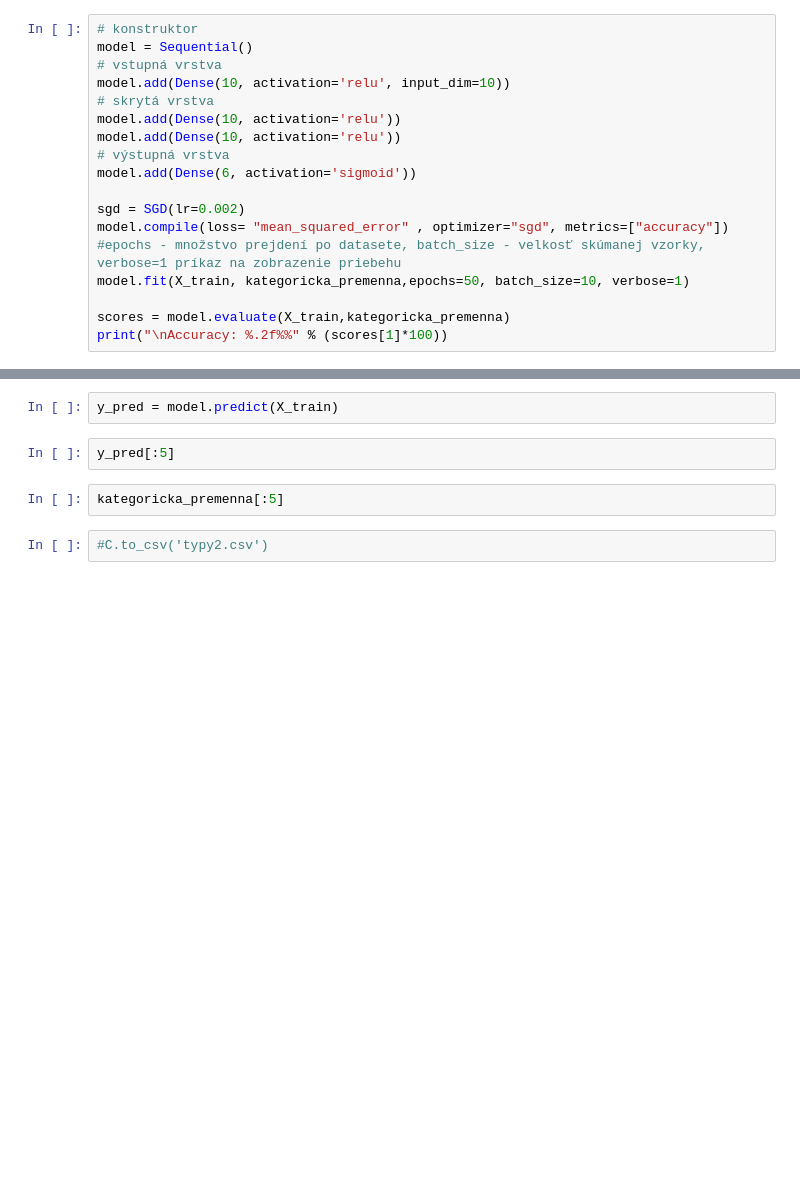
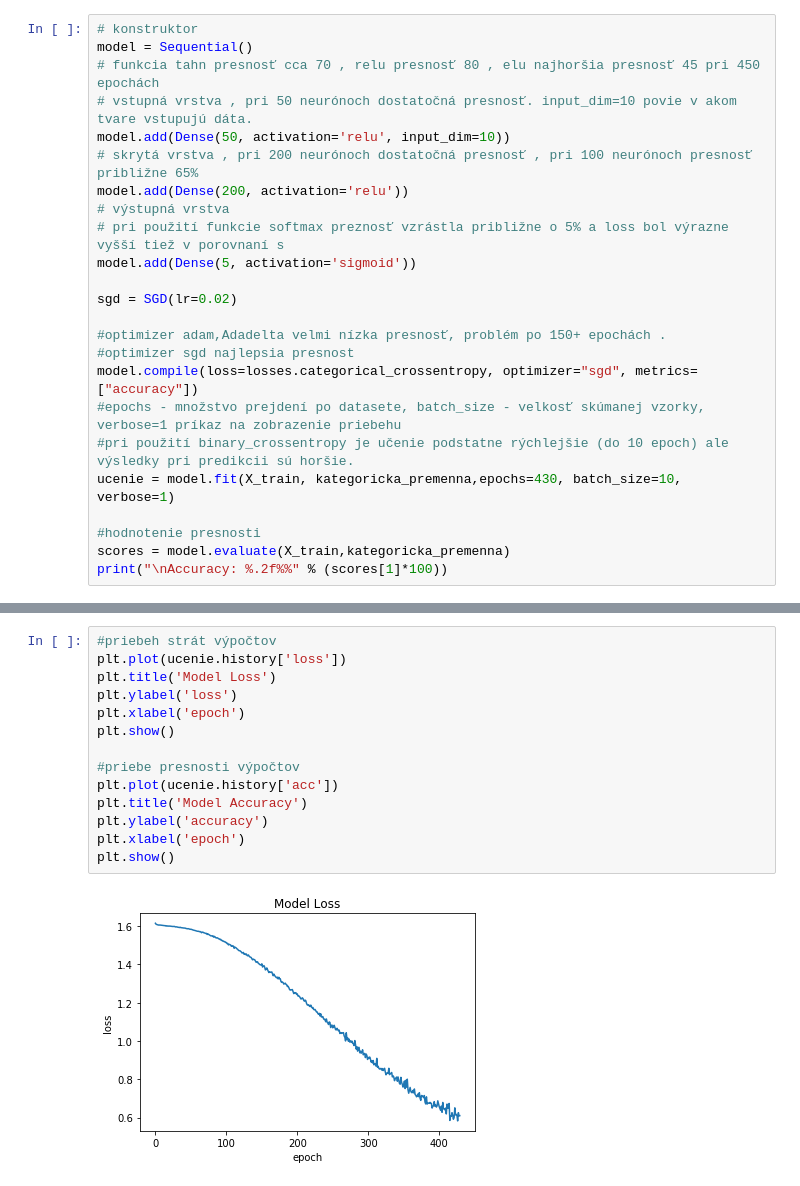
Before and after one commit to Luszabo/Szabo_NS2019, a Jupyter notebook: project.ipynb, the cells around one changed output, grey strips where cells are left out. Drawn from its saved outputs; the diff is of its cells as text; blank space fills up the shorter version.

Commit message:
presnosť 79%, dokončené

```diff
--- a/project.ipynb
+++ b/project.ipynb
@@ -29,19 +31,25 @@ kategoricka_premenna = np_utils.to_categorical(y_train)
 # %%
 # konstruktor
 model = Sequential()
-# vstupná vrstva
-model.add(Dense(10, activation='relu', input_dim=10))
-# skrytá vrstva
-model.add(Dense(10, activation='relu'))
-model.add(Dense(10, activation='relu'))
+# funkcia tahn presnosť cca 70 , relu presnosť 80 , elu najhoršia presnosť 45 pri 450 epochách
+# vstupná vrstva , pri 50 neurónoch dostatočná presnosť. input_dim=10 povie v akom tvare vstupujú dáta.
+model.add(Dense(50, activation='relu', input_dim=10))
+# skrytá vrstva , pri 200 neurónoch dostatočná presnosť , pri 100 neurónoch presnosť približne 65%
+model.add(Dense(200, activation='relu'))
 # výstupná vrstva
-model.add(Dense(6, activation='sigmoid'))
+# pri použití funkcie softmax preznosť vzrástla približne o 5% a loss bol výrazne vyšší tiež v porovnaní s
+model.add(Dense(5, activation='sigmoid'))
 
-sgd = SGD(lr=0.002)
-model.compile(loss= "mean_squared_error" , optimizer="sgd", metrics=["accuracy"])
+sgd = SGD(lr=0.02)
+
+#optimizer adam,Adadelta velmi nízka presnosť, problém po 150+ epochách .
+#optimizer sgd najlepsia presnost
+model.compile(loss=losses.categorical_crossentropy, optimizer="sgd", metrics=["accuracy"])
 #epochs - množstvo prejdení po datasete, batch_size - velkosť skúmanej vzorky, verbose=1 príkaz na zobrazenie priebehu
-model.fit(X_train, kategoricka_premenna,epochs=50, batch_size=10, verbose=1)
+#pri použití binary_crossentropy je učenie podstatne rýchlejšie (do 10 epoch) ale výsledky pri predikcii sú horšie.
+ucenie = model.fit(X_train, kategoricka_premenna,epochs=430, batch_size=10, verbose=1)
 
+#hodnotenie presnosti
 scores = model.evaluate(X_train,kategoricka_premenna)
 print("\nAccuracy: %.2f%%" % (scores[1]*100))
 # %% [output]
@@ -65,8 +73,16 @@ Epoch 45/50
-# %%
-y_pred = model.predict(X_train)
-# %%
-y_pred[:5]
-# %%
-kategoricka_premenna[:5]
-# %%
-#C.to_csv('typy2.csv')
+# %%
+#priebeh strát výpočtov
+plt.plot(ucenie.history['loss'])
+plt.title('Model Loss')
+plt.ylabel('loss')
+plt.xlabel('epoch')
+plt.show()
+
+#priebe presnosti výpočtov
+plt.plot(ucenie.history['acc'])
+plt.title('Model Accuracy')
+plt.ylabel('accuracy')
+plt.xlabel('epoch')
+plt.show()
+# %% [output]
+[figure, added]
```
Also changed, not shown: parts of 6 cells of this notebook.
